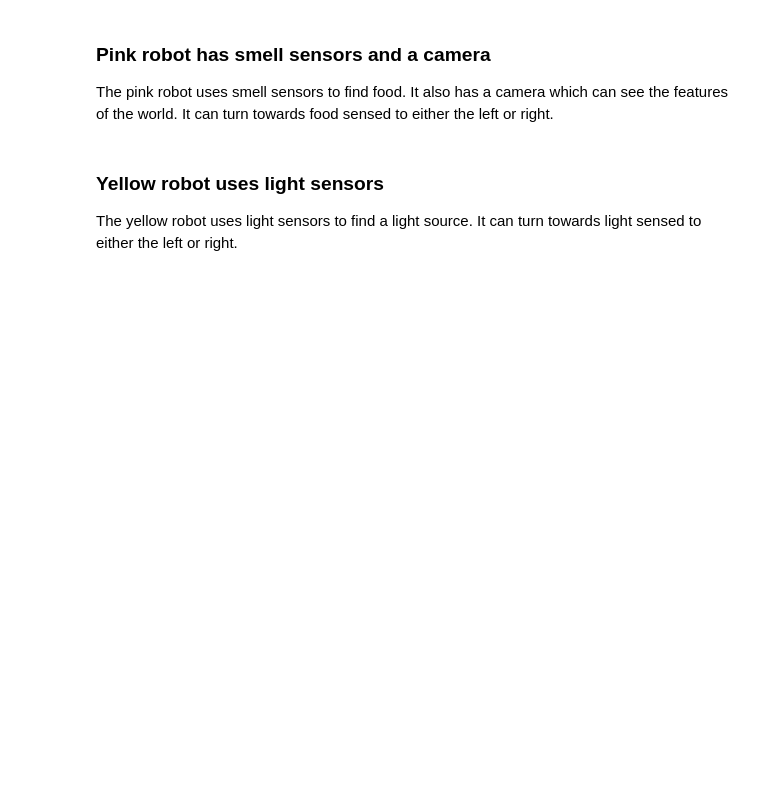
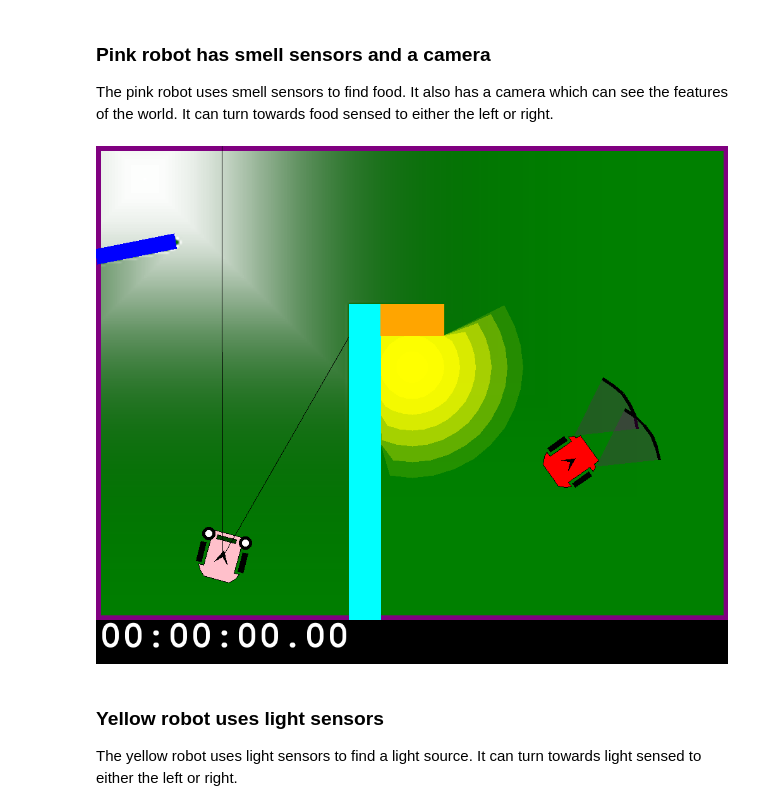
Before and after one commit to ArtificialIntelligenceToolkit/aitk, a Jupyter notebook: notebooks/Robotics/DemoRobots.ipynb, the cells around one changed output. Cells and saved outputs as stored; diff of their text form; code cells hidden in the pictures; blank space fills up the shorter version.

```diff
--- a/notebooks/Robotics/DemoRobots.ipynb
+++ b/notebooks/Robotics/DemoRobots.ipynb
@@ -39,10 +44,13 @@ The pink robot uses smell sensors to find food. It also has a camera which can s
 # %%
 robot2 = Scribbler(x=40, y=130, a=75, color="pink", name="pink")
 robot2.state["timer"] = 0 #use state variable to repeatedly reverse
 robot2.add_device(Camera())
 robot2.add_device(SmellSensor(position=(6,-6),name="left-smell"))
 robot2.add_device(SmellSensor(position=(6,6),name="right-smell"))
 world.add_robot(robot2)
+world
+# %% [output]
+[figure, added]
 # %% [markdown]
 ### Yellow robot uses light sensors
 
```
Also changed, not shown: parts of 7 cells of this notebook.
